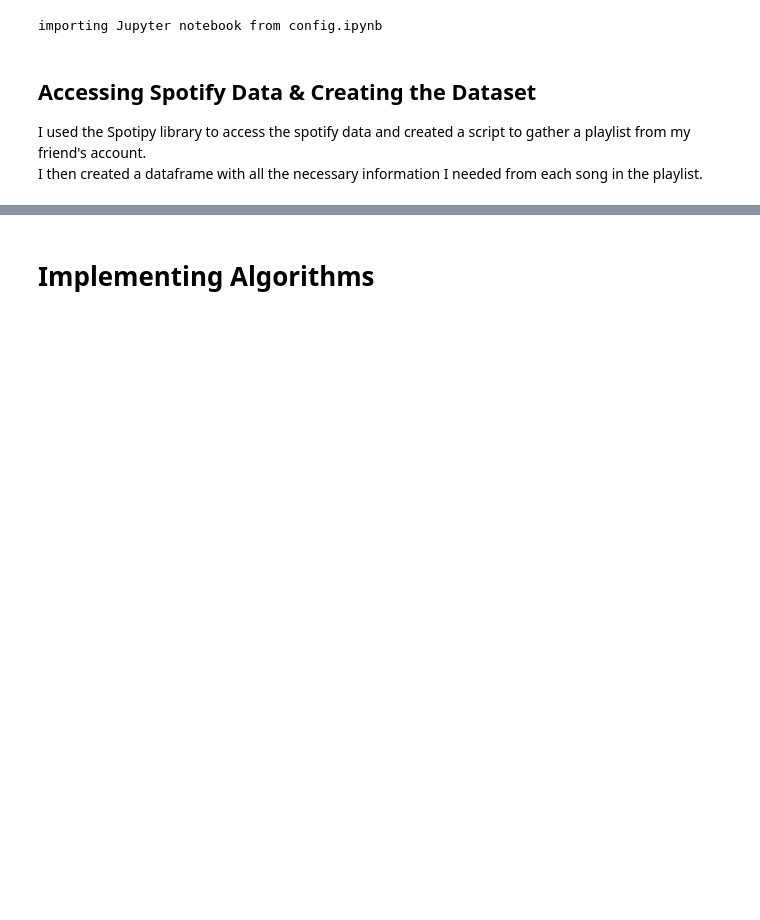
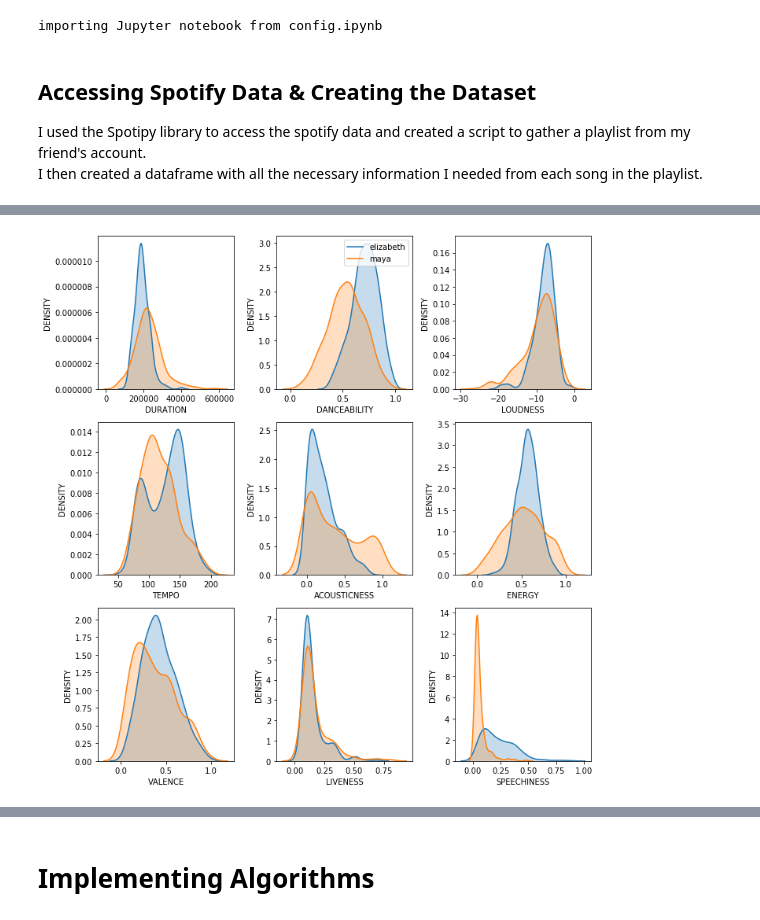
Before and after one commit to bailscodesstuff/Spotify-Music-Taste-Analysis-Project, a Jupyter notebook: Music Taste Analysis.ipynb, the cells around one changed output, grey strips where cells are left out. Saved outputs shown, nothing was run; the diff lists cells and outputs as text; code cells hidden in the pictures; blank space fills up the shorter version.

```diff
--- a/Music Taste Analysis.ipynb
+++ b/Music Taste Analysis.ipynb
@@ -121,0 +123,22 @@ music_pairplot
+# %%
+plt.subplots(3, 3, figsize=(10,10))
+for i, col in enumerate(df_songs.columns[5:]): #change this first
+    plt.subplot(3, 3, i+1)
+    sns.kdeplot(df_songs.loc[df_songs['username'] == 'lizzy_real', col], shade=True, label='elizabeth')
+    sns.kdeplot(df_songs.loc[df_songs['username'] == '1158424416', col], shade=True, label='maya')
+
+    plt.ylabel('DENSITY')
+
+    plt.xlabel(col.upper())
+
+    if i == 1:
+        plt.legend(loc='upper right')
+    else:
+        plt.legend().remove()
+
+plt.tight_layout()
+
+# the x-axis in kde is range of values in dataset
+# the y-axis is the kernel density estimate.
+# %% [output]
+[figure, added]
```
Also changed, not shown: parts of 92 cells of this notebook, 16 other files.
